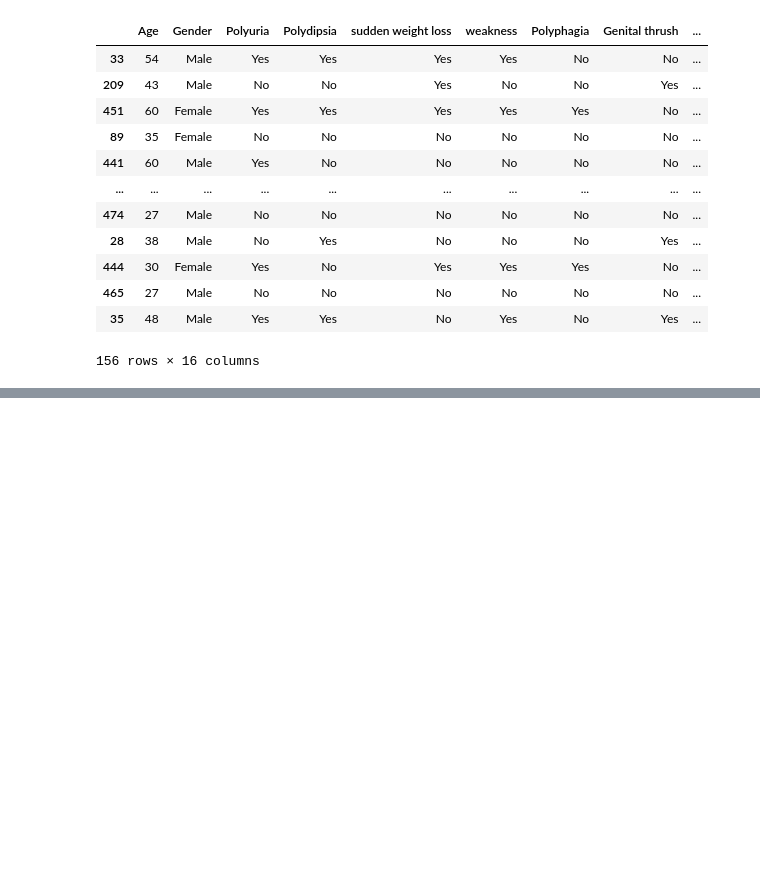
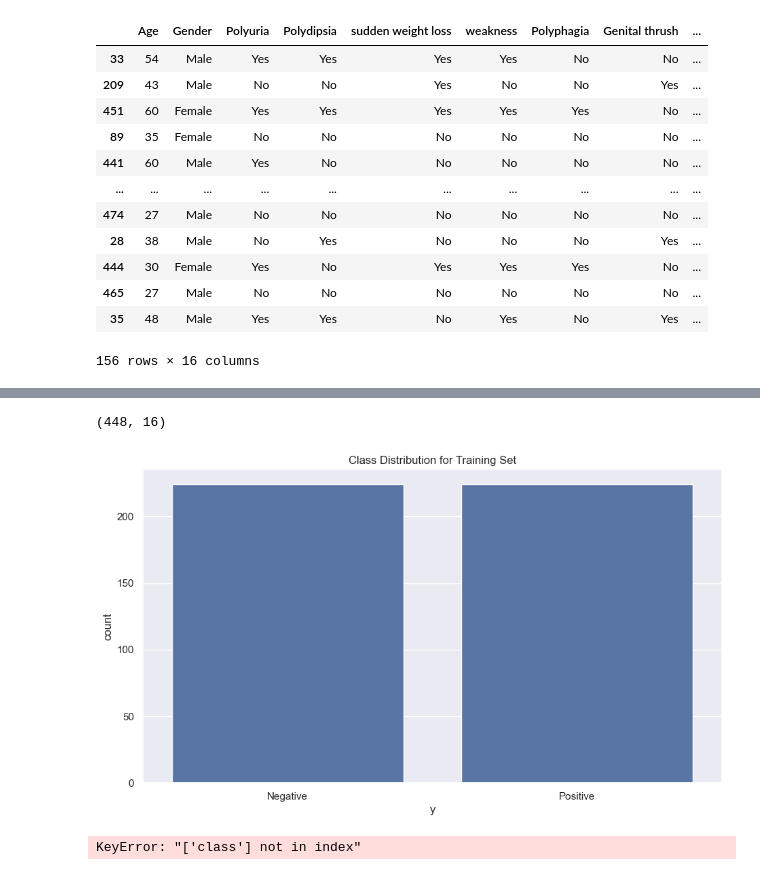
Before and after one commit to waiee/Data-Science--Revision-Gallery-, a Jupyter notebook: Data Mining/Tutorial 6/Lab6_1191103225_TT1L.ipynb, the cells around one changed output, grey strips where cells are left out. Cells and saved outputs as stored; diff of their text form; code cells hidden in the pictures; blank space fills up the shorter version.

```diff
--- a/Data Mining/Tutorial 6/Lab6_1191103225_TT1L.ipynb
+++ b/Data Mining/Tutorial 6/Lab6_1191103225_TT1L.ipynb
@@ -235,0 +234,9 @@ KeyError: 'class'
+# %%
+#normalize numerical attributes
+from sklearn.preprocessing import MinMaxScaler
+min_max_scaler = MinMaxScaler()
+X_train_preprocess = X_train.copy()
+num_attributes = X_train.select_dtypes(['int64','float64']).columns
+X_train_preprocess[num_attributes] = min_max_scaler.fit_transform(X_train_preprocess[num_attributes])
+# X_train_preprocess = pd.DataFrame(X_train_preprocess, columns = num_attributes)
+display(X_train_preprocess)
@@ -235,0 +257,28 @@ KeyError: 'class'
+# %%
+from imblearn.over_sampling import SMOTENC
+
+ovr_samp = SMOTENC(random_state=0, categorical_features=cat_index)
+X_ovr_samp,y_ovr_samp=ovr_samp.fit_resample(X_train_preprocess, y_train)
+X_ovr_samp = pd.DataFrame(data=X_ovr_samp,columns=X_train_preprocess.columns)
+# %%
+X_ovr_samp.shape
+# %% [output]
+(448, 16)
+# %%
+plt.figure()
+sns.countplot(x='y', data = pd.DataFrame(data=y_ovr_samp,columns=['y']))
+plt.title('Class Distribution for Training Set')
+plt.show()
+# %% [output]
+[figure, added]
+# %%
+X_train_rows = len(X_ovr_samp) #save the number of rows of training data
+X_train_test = pd.concat(objs=[X_ovr_samp, X_test], axis=0) #concatenate the training and testing attributes
+X_train_test_onehot = pd.get_dummies(X_train_test, columns=cat_attributes) #convert categorical attributes to one hot encoding format
+#split the training and testing attributes back into individual variables
+X_train_onehot = X_train_test_onehot[:X_train_rows]
+X_test_onehot = X_train_test_onehot[X_train_rows:]
+
+display(X_train_onehot)
+# %% [output]
+KeyError: "['class'] not in index"
```
Also changed, not shown: parts of 2 cells of this notebook.
